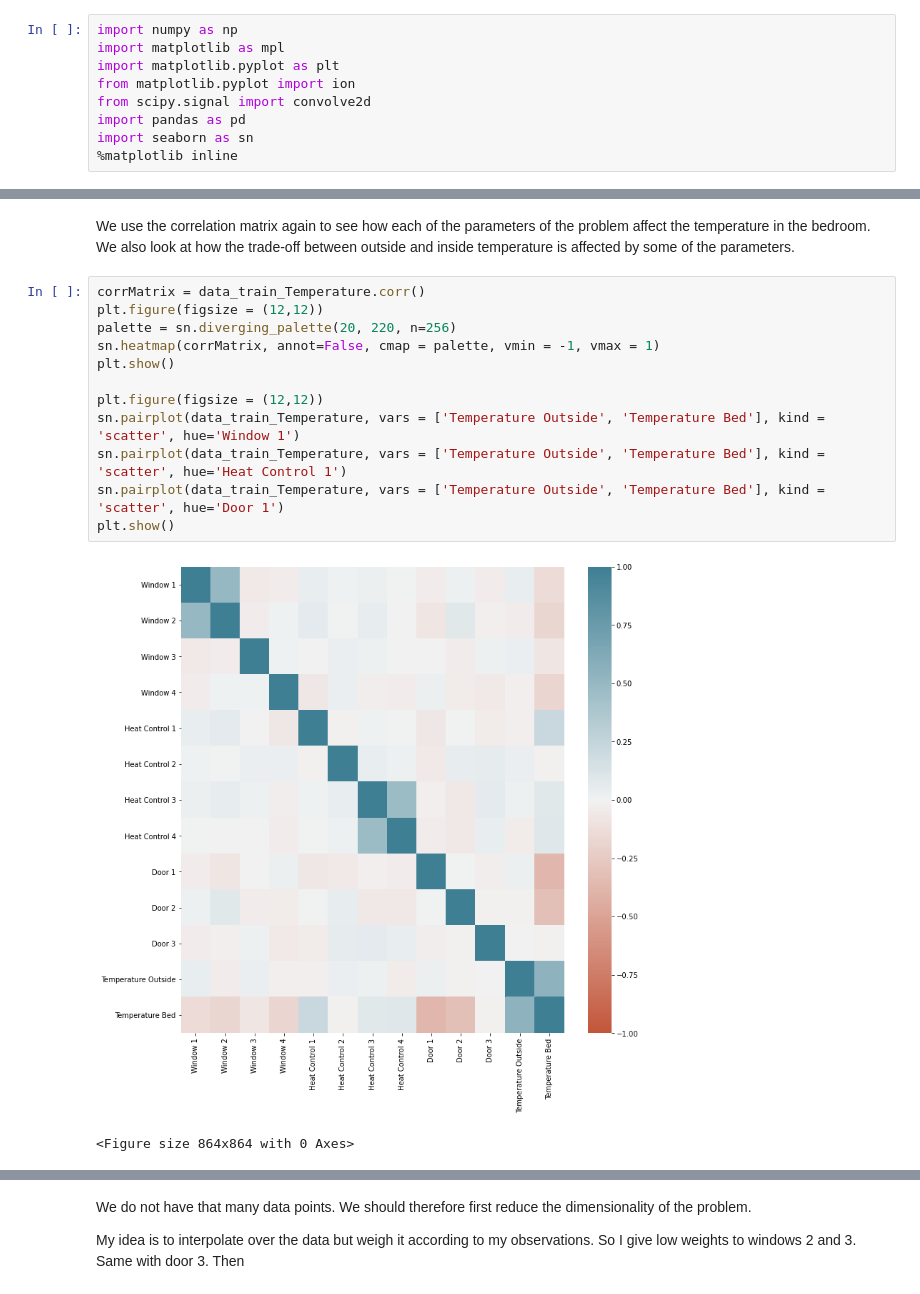
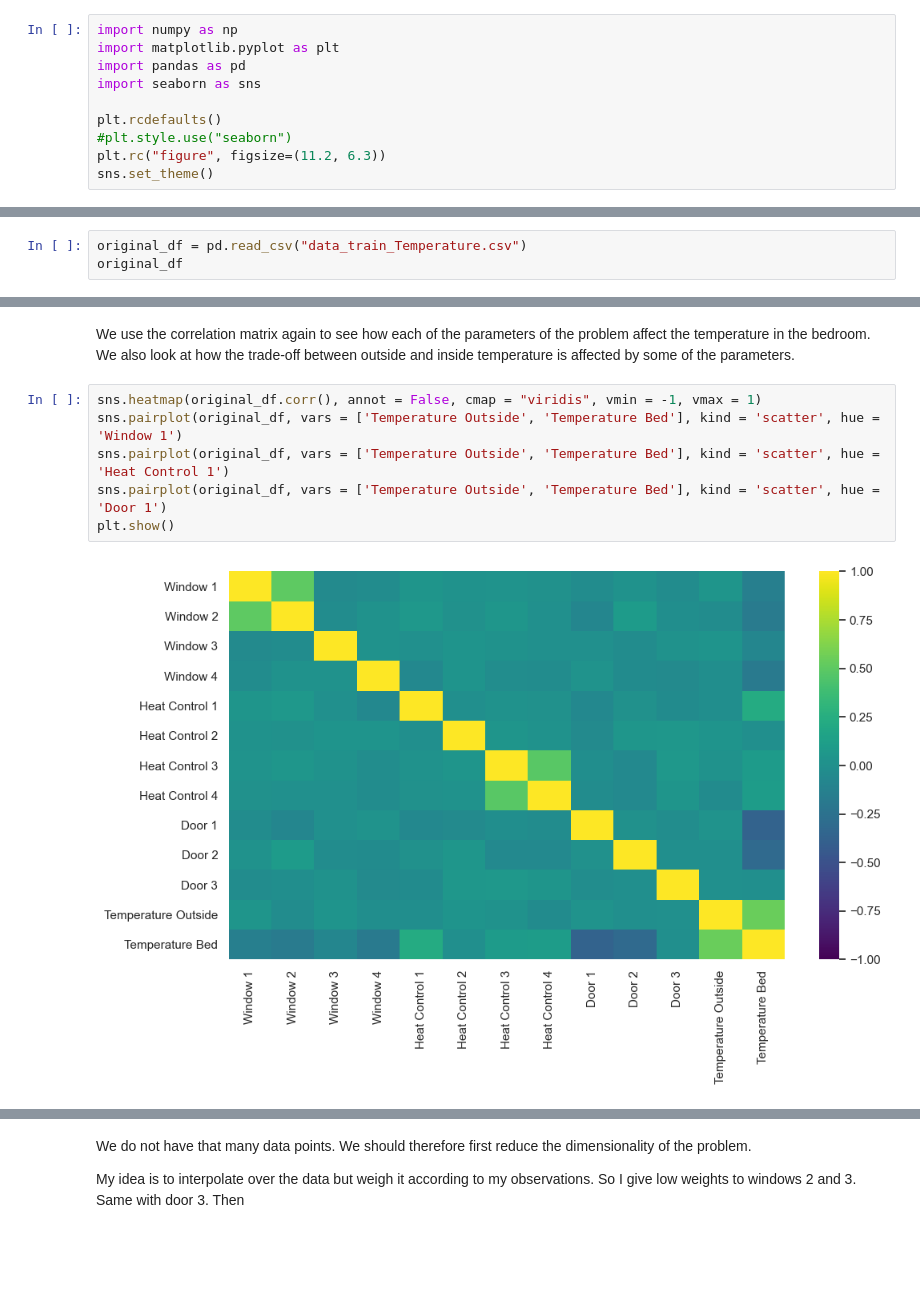
Before and after one commit to maxstollmayer/ML-Challenges, a Jupyter notebook: Challenge-2/TurnUpTheHeat_Evaluation.ipynb, the cells around one changed output, grey strips where cells are left out. Cells and saved outputs as stored; diff of their text form; blank space fills up the shorter version.

```diff
--- a/Challenge-2/TurnUpTheHeat_Evaluation.ipynb
+++ b/Challenge-2/TurnUpTheHeat_Evaluation.ipynb
@@ -1,9 +1,10 @@
 # %%
 import numpy as np
-import matplotlib as mpl
 import matplotlib.pyplot as plt
-from matplotlib.pyplot import ion
-from scipy.signal import convolve2d
 import pandas as pd
-import seaborn as sn
-%matplotlib inline
+import seaborn as sns
+
+plt.rcdefaults()
+#plt.style.use("seaborn")
+plt.rc("figure", figsize=(11.2, 6.3))
+sns.set_theme()
@@ -37,0 +19,3 @@ Let us look at this closely
+# %%
+original_df = pd.read_csv("data_train_Temperature.csv")
+original_df
@@ -50,17 +48,10 @@ data_train_Temperature.describe()
 # %% [markdown]
 We use the correlation matrix again to see how each of the parameters of the problem affect the temperature in the bedroom. We also look at how the trade-off between outside and inside temperature is affected by some of the parameters.
 # %%
-corrMatrix = data_train_Temperature.corr()
-plt.figure(figsize = (12,12))
-palette = sn.diverging_palette(20, 220, n=256)
-sn.heatmap(corrMatrix, annot=False, cmap = palette, vmin = -1, vmax = 1)
+sns.heatmap(original_df.corr(), annot = False, cmap = "viridis", vmin = -1, vmax = 1)
+sns.pairplot(original_df, vars = ['Temperature Outside', 'Temperature Bed'], kind = 'scatter', hue = 'Window 1')
+sns.pairplot(original_df, vars = ['Temperature Outside', 'Temperature Bed'], kind = 'scatter', hue = 'Heat Control 1')
+sns.pairplot(original_df, vars = ['Temperature Outside', 'Temperature Bed'], kind = 'scatter', hue = 'Door 1')
 plt.show()
-
-plt.figure(figsize = (12,12))
-sn.pairplot(data_train_Temperature, vars = ['Temperature Outside', 'Temperature Bed'], kind = 'scatter', hue='Window 1')
-sn.pairplot(data_train_Temperature, vars = ['Temperature Outside', 'Temperature Bed'], kind = 'scatter', hue='Heat Control 1')
-sn.pairplot(data_train_Temperature, vars = ['Temperature Outside', 'Temperature Bed'], kind = 'scatter', hue='Door 1')
-plt.show()
 # %% [output]
-[figure, old version]
+[figure, new version]
-<Figure size 864x864 with 0 Axes>
```
Also changed, not shown: parts of 21 cells of this notebook.
